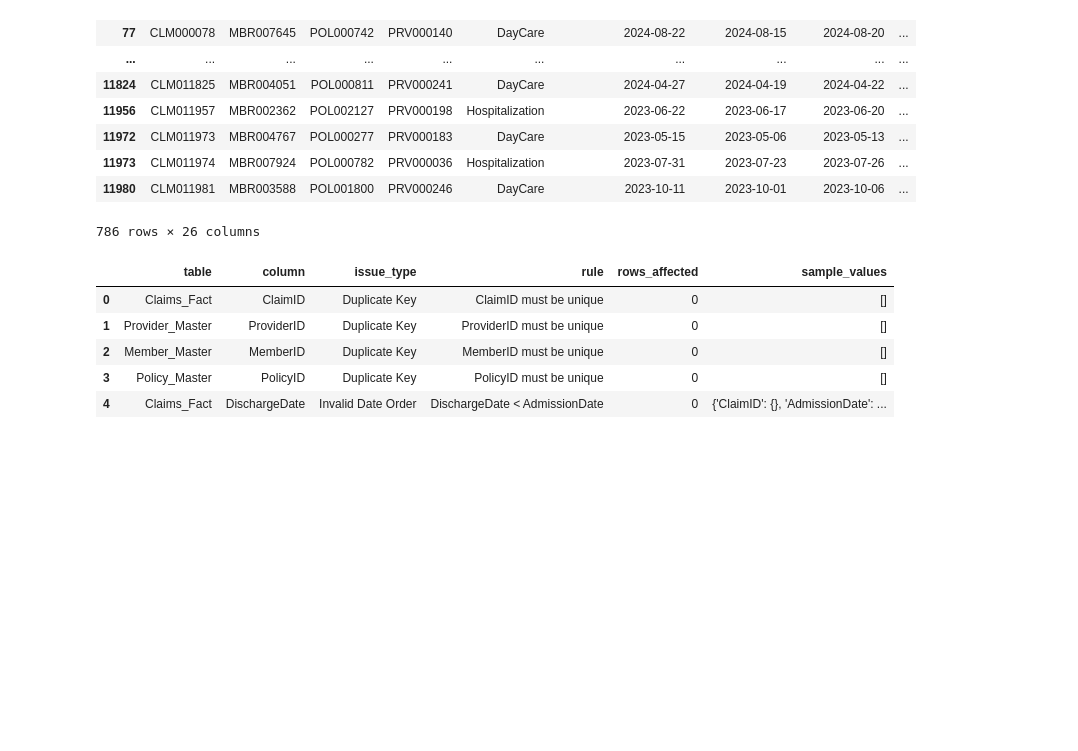
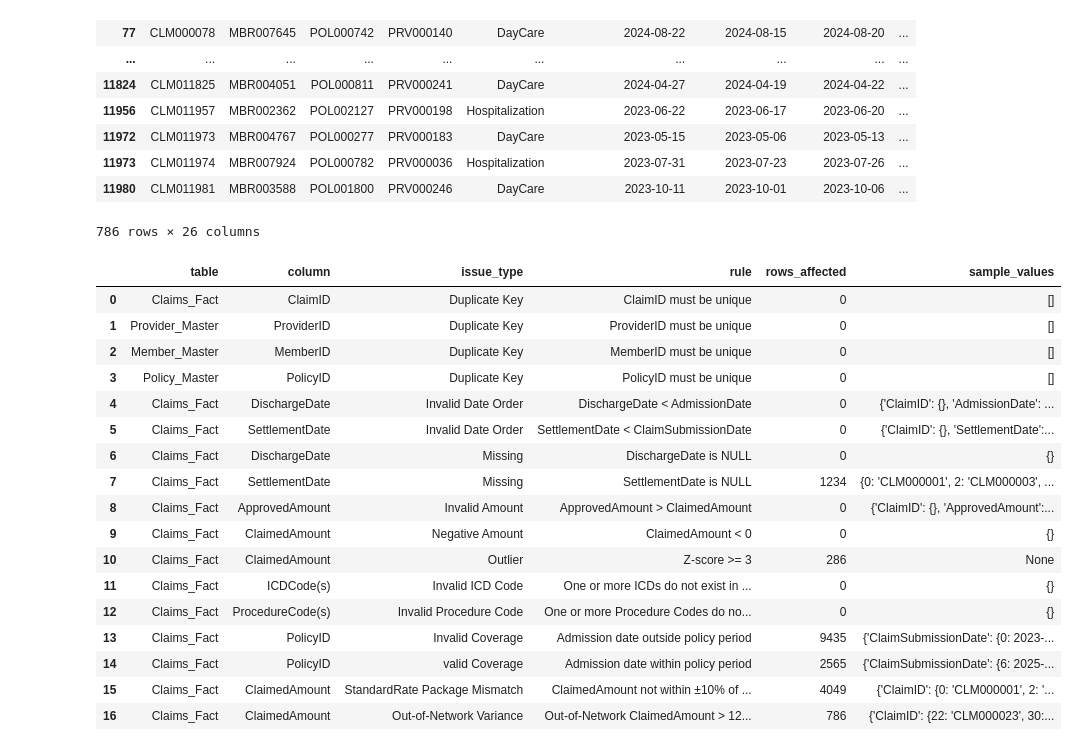
Before and after one commit to Abdulsubahan2003/Capstone, a Jupyter notebook: Capstone/01Capstone.ipynb, the cells around one changed output. Saved outputs shown, nothing was run; the diff lists cells and outputs as text; code cells hidden in the pictures; blank space fills up the shorter version.

```diff
--- a/Capstone/01Capstone.ipynb
+++ b/Capstone/01Capstone.ipynb
@@ -483,14 +483,26 @@ out_net_variance_claims
 | 11980 | CLM011981 | MBR003588 | POL001800 | PRV000246 | DayCare | 2023-10-11 | 2023-10-01 | 2023-10-06 | ... |
 786 rows × 26 columns
 # %%
-audit_df = pd.DataFrame(audit_log)
-audit_df.to_csv("audit_log.csv", index=False)
-audit_df.head()
+# audit_df = pd.DataFrame(audit_log)
+# audit_df.to_csv("audit_log.csv", index=False)
+# audit_df.head(20)
 # %% [output]
 |  | table | column | issue_type | rule | rows_affected | sample_values |
 | 0 | Claims_Fact | ClaimID | Duplicate Key | ClaimID must be unique | 0 | [] |
 | 1 | Provider_Master | ProviderID | Duplicate Key | ProviderID must be unique | 0 | [] |
 | 2 | Member_Master | MemberID | Duplicate Key | MemberID must be unique | 0 | [] |
 | 3 | Policy_Master | PolicyID | Duplicate Key | PolicyID must be unique | 0 | [] |
 | 4 | Claims_Fact | DischargeDate | Invalid Date Order | DischargeDate < AdmissionDate | 0 | {'ClaimID': {}, 'AdmissionDate': ... |
+| 5 | Claims_Fact | SettlementDate | Invalid Date Order | SettlementDate < ClaimSubmissionDate | 0 | {'ClaimID': {}, 'SettlementDate':... |
+| 6 | Claims_Fact | DischargeDate | Missing | DischargeDate is NULL | 0 | {} |
+| 7 | Claims_Fact | SettlementDate | Missing | SettlementDate is NULL | 1234 | {0: 'CLM000001', 2: 'CLM000003', ... |
+| 8 | Claims_Fact | ApprovedAmount | Invalid Amount | ApprovedAmount > ClaimedAmount | 0 | {'ClaimID': {}, 'ApprovedAmount':... |
+| 9 | Claims_Fact | ClaimedAmount | Negative Amount | ClaimedAmount < 0 | 0 | {} |
+| 10 | Claims_Fact | ClaimedAmount | Outlier | Z-score >= 3 | 286 | None |
+| 11 | Claims_Fact | ICDCode(s) | Invalid ICD Code | One or more ICDs do not exist in ... | 0 | {} |
+| 12 | Claims_Fact | ProcedureCode(s) | Invalid Procedure Code | One or more Procedure Codes do no... | 0 | {} |
+| 13 | Claims_Fact | PolicyID | Invalid Coverage | Admission date outside policy period | 9435 | {'ClaimSubmissionDate': {0: 2023-... |
+| 14 | Claims_Fact | PolicyID | valid Coverage | Admission date within policy period | 2565 | {'ClaimSubmissionDate': {6: 2025-... |
+| 15 | Claims_Fact | ClaimedAmount | StandardRate Package Mismatch | ClaimedAmount not within ±10% of ... | 4049 | {'ClaimID': {0: 'CLM000001', 2: '... |
+| 16 | Claims_Fact | ClaimedAmount | Out-of-Network Variance | Out-of-Network ClaimedAmount > 12... | 786 | {'ClaimID': {22: 'CLM000023', 30:... |
 # %%
```
Also changed, not shown: parts of 1 cell of this notebook.
